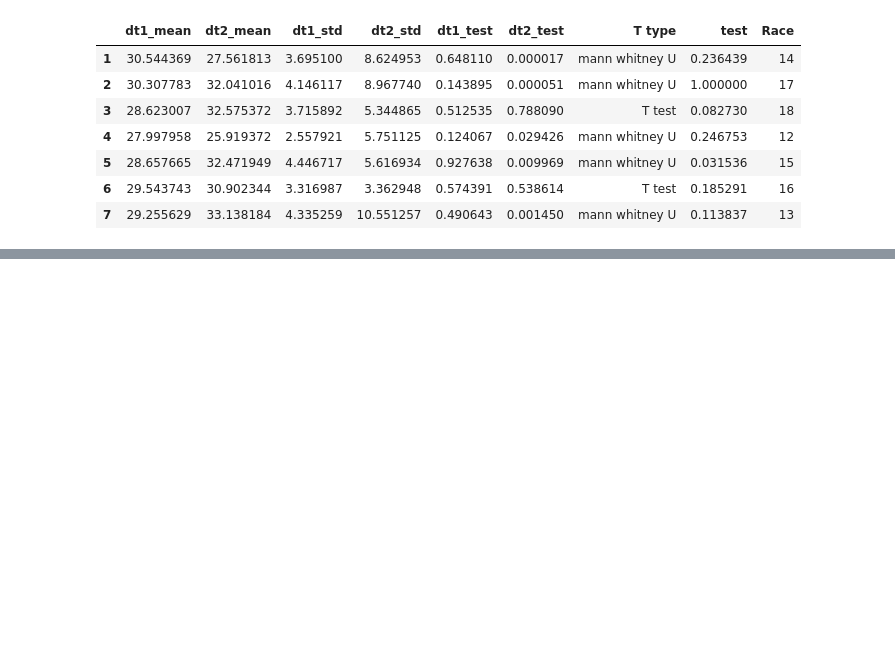
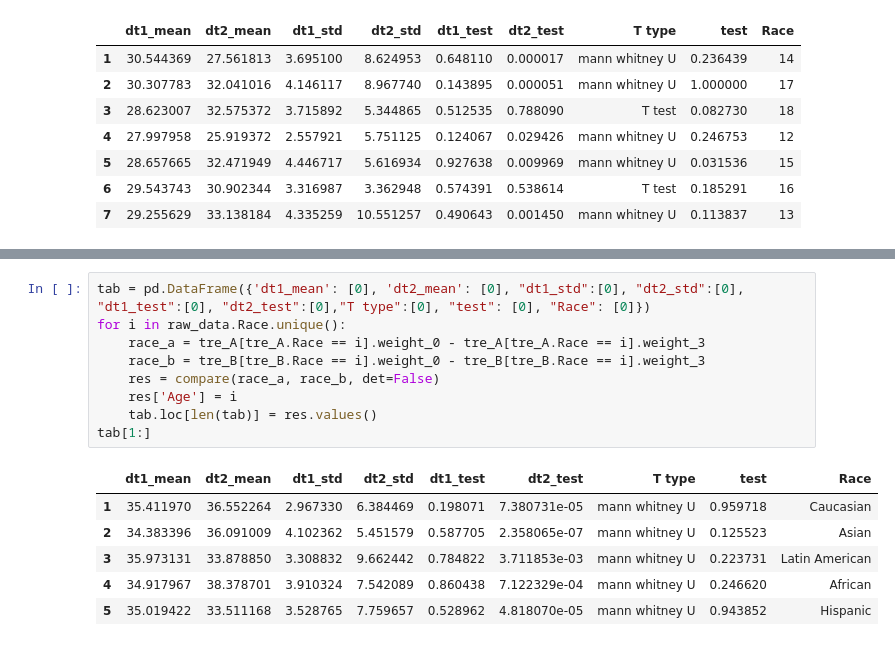
Before and after one commit to sankhadeepriju/Drug-Comparison, a Jupyter notebook: Drug Comparison Novo Nordisk.ipynb, the cells around one changed output, grey strips where cells are left out. Drawn from its saved outputs; the diff is of its cells as text; blank space fills up the shorter version.

```diff
--- a/Drug Comparison Novo Nordisk.ipynb
+++ b/Drug Comparison Novo Nordisk.ipynb
@@ -497,0 +593,16 @@ tab[1:]
+# %%
+tab = pd.DataFrame({'dt1_mean': [0], 'dt2_mean': [0], "dt1_std":[0], "dt2_std":[0], "dt1_test":[0], "dt2_test":[0],"T type":[0], "test": [0], "Race": [0]})
+for i in raw_data.Race.unique():
+    race_a = tre_A[tre_A.Race == i].weight_0 - tre_A[tre_A.Race == i].weight_3
+    race_b = tre_B[tre_B.Race == i].weight_0 - tre_B[tre_B.Race == i].weight_3
+    res = compare(race_a, race_b, det=False)
+    res['Age'] = i
+    tab.loc[len(tab)] = res.values()
+tab[1:]
+# %% [output]
+|  | dt1_mean | dt2_mean | dt1_std | dt2_std | dt1_test | dt2_test | T type | test | Race |
+| 1 | 35.411970 | 36.552264 | 2.967330 | 6.384469 | 0.198071 | 7.380731e-05 | mann whitney U | 0.959718 | Caucasian |
+| 2 | 34.383396 | 36.091009 | 4.102362 | 5.451579 | 0.587705 | 2.358065e-07 | mann whitney U | 0.125523 | Asian |
+| 3 | 35.973131 | 33.878850 | 3.308832 | 9.662442 | 0.784822 | 3.711853e-03 | mann whitney U | 0.223731 | Latin American |
+| 4 | 34.917967 | 38.378701 | 3.910324 | 7.542089 | 0.860438 | 7.122329e-04 | mann whitney U | 0.246620 | African |
+| 5 | 35.019422 | 33.511168 | 3.528765 | 7.759657 | 0.528962 | 4.818070e-05 | mann whitney U | 0.943852 | Hispanic |
```
Also changed, not shown: parts of 10 cells of this notebook.
